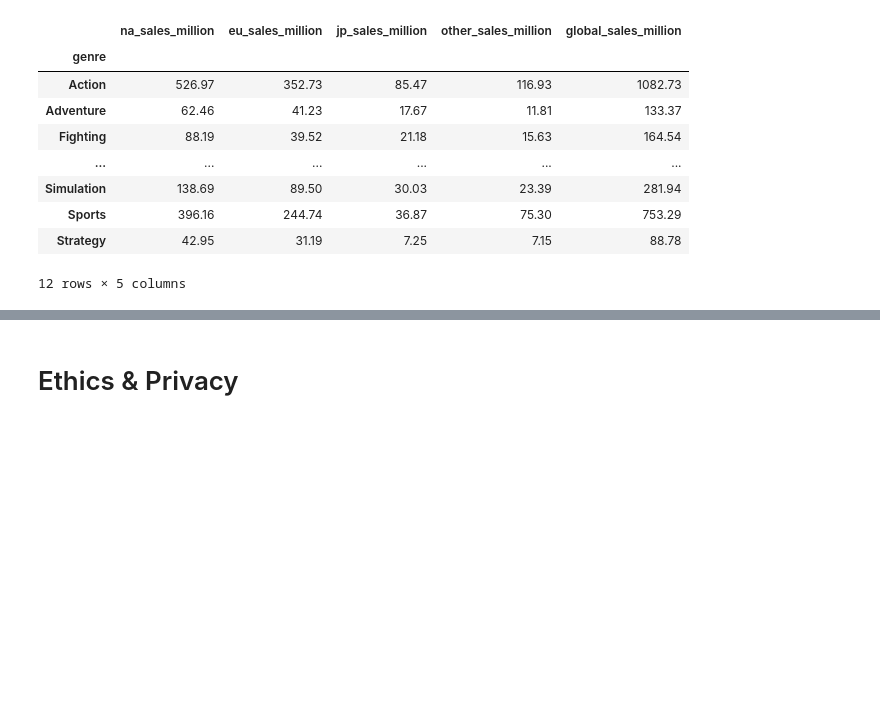
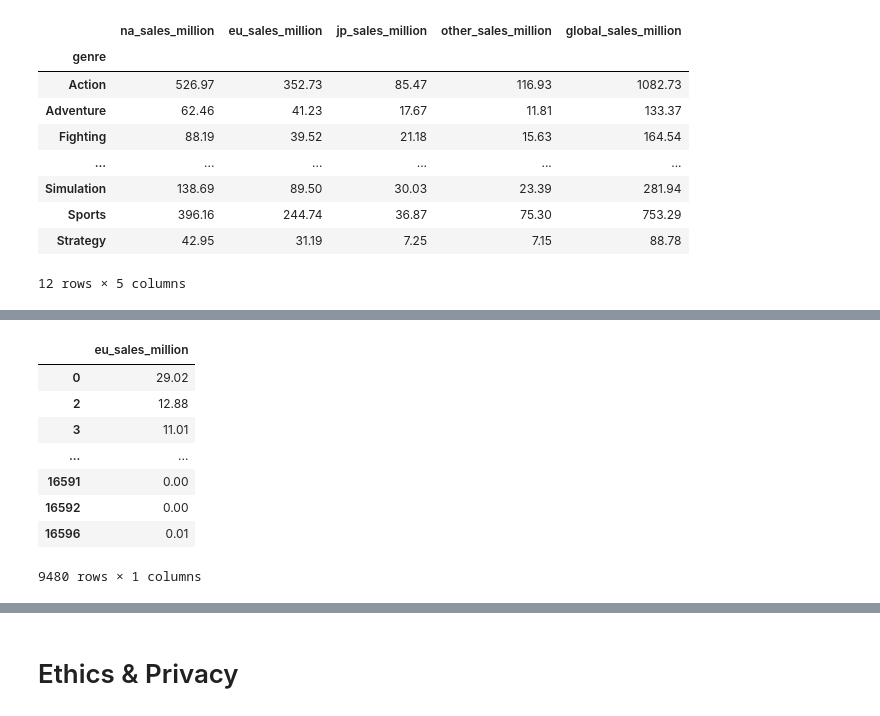
Before and after one commit to kvh8899/mostpopvidgame, a Jupyter notebook: FinalProject_group004_actual.ipynb, the cells around one changed output, grey strips where cells are left out. Cells and saved outputs as stored; diff of their text form; code cells hidden in the pictures; blank space fills up the shorter version.

```diff
--- a/FinalProject_group004_actual.ipynb
+++ b/FinalProject_group004_actual.ipynb
@@ -248,0 +262,13 @@ sales.groupby('genre').sum()
+# %%
+eu_sales_million = sales.loc[:, ['eu_sales_million']]
+eu_sales_million
+# %% [output]
+|  | eu_sales_million |
+| 0 | 29.02 |
+| 2 | 12.88 |
+| 3 | 11.01 |
+| ... | ... |
+| 16591 | 0.00 |
+| 16592 | 0.00 |
+| 16596 | 0.01 |
+9480 rows × 1 columns
```
Also changed, not shown: parts of 6 cells of this notebook.
